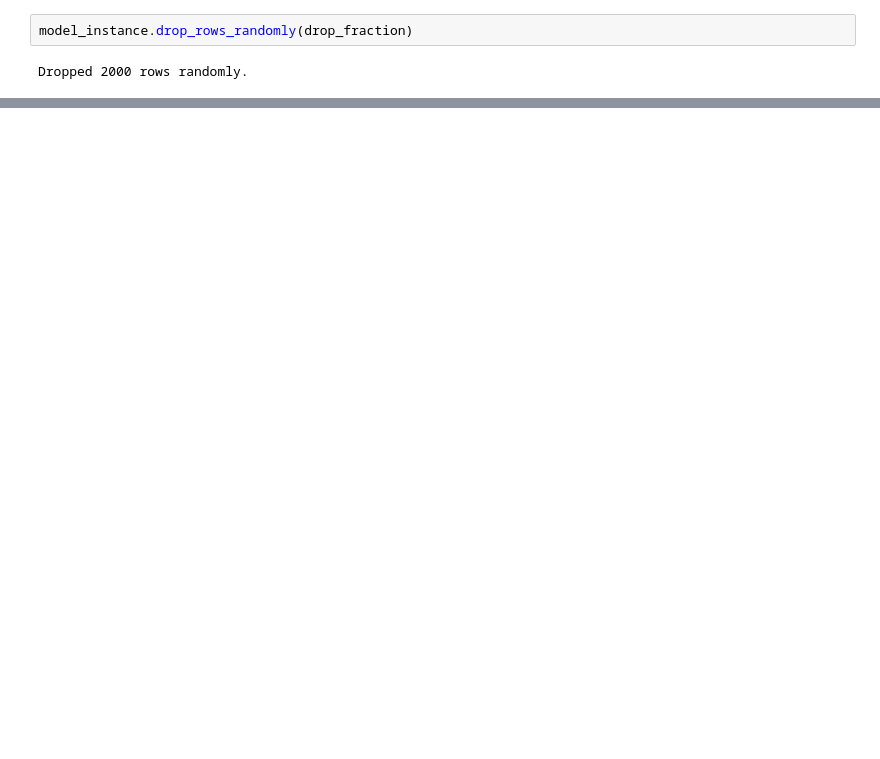
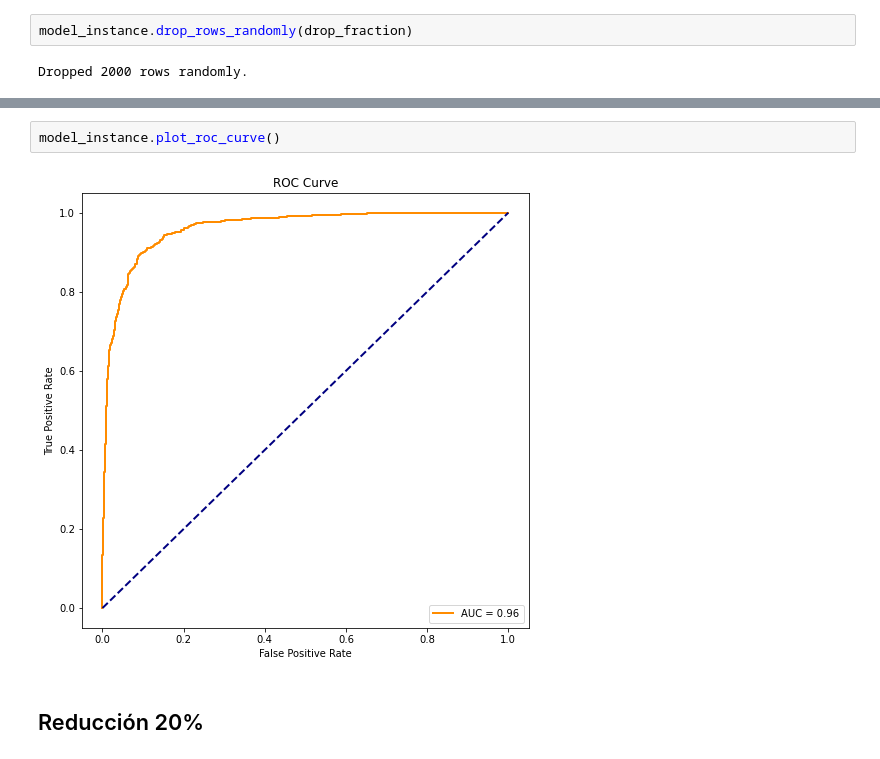
Before and after one commit to Ra-Fast/Gigatron, a Jupyter notebook: Base Training_class.ipynb, the cells around one changed output, grey strips where cells are left out. Drawn from its saved outputs; the diff is of its cells as text; blank space fills up the shorter version.

```diff
--- a/Base Training_class.ipynb
+++ b/Base Training_class.ipynb
@@ -125,0 +200,6 @@ Dropped 2000 rows randomly.
+# %%
+model_instance.plot_roc_curve()
+# %% [output]
+[figure, added]
+# %% [markdown]
+## Reducción 20%
```
Also changed, not shown: parts of 10 cells of this notebook, 1 other file.
